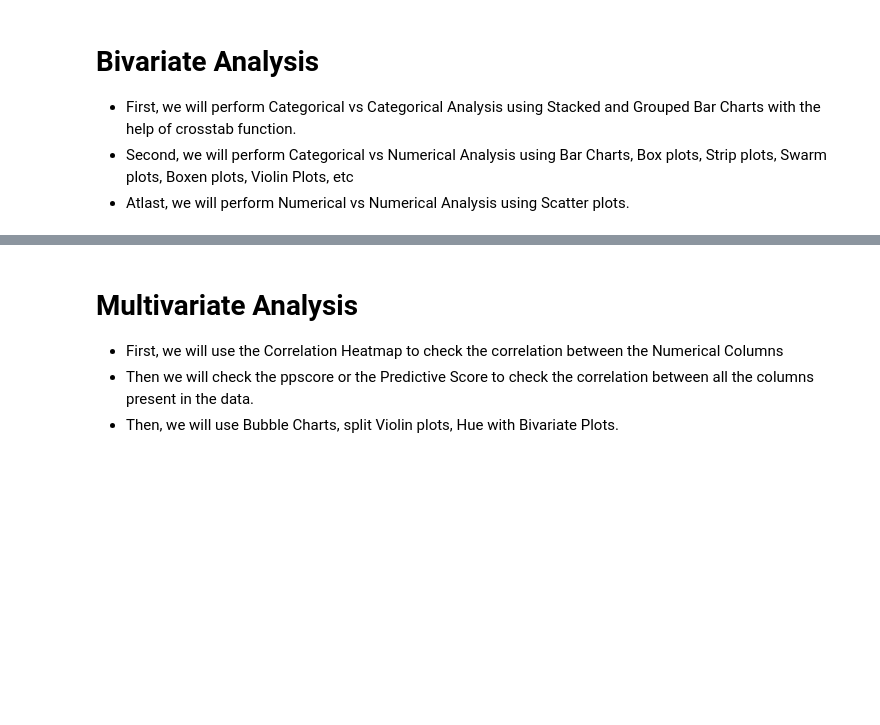
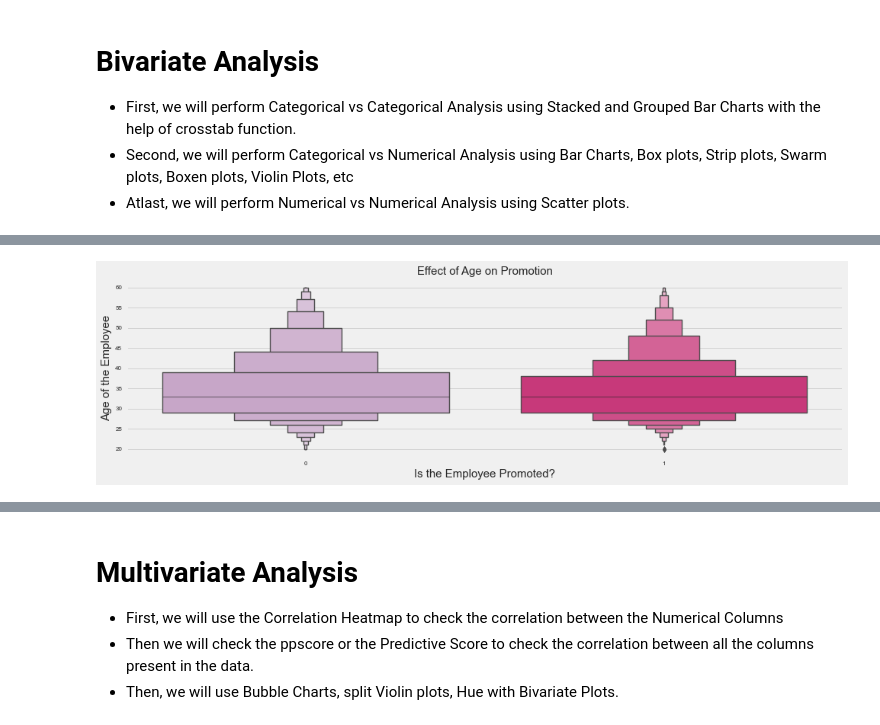
Before and after one commit to TheGithubMafia/TheGithubMafia_696efe54-1b30-40dd-8360-9a2944268894, a Jupyter notebook: Promotion.ipynb, the cells around one changed output, grey strips where cells are left out. Saved outputs shown, nothing was run; the diff lists cells and outputs as text; code cells hidden in the pictures; blank space fills up the shorter version.

```diff
--- a/Promotion.ipynb
+++ b/Promotion.ipynb
@@ -491,0 +526,11 @@ and the Recruitment Channel, says that the Referred Employees are very less, i.e
+# %%
+# Effect of Age on the Promotion
+
+plt.rcParams['figure.figsize'] = (15,4)
+sns.boxenplot(train['is_promoted'], train['age'], palette = 'PuRd')
+plt.title('Effect of Age on Promotion', fontsize = 15)
+plt.xlabel('Is the Employee Promoted?', fontsize = 15)
+plt.ylabel('Age of the Employee', fontsize = 15)
+plt.show()
+# %% [output]
+[figure, added]
```
Also changed, not shown: parts of 9 cells of this notebook, 4 other files.
